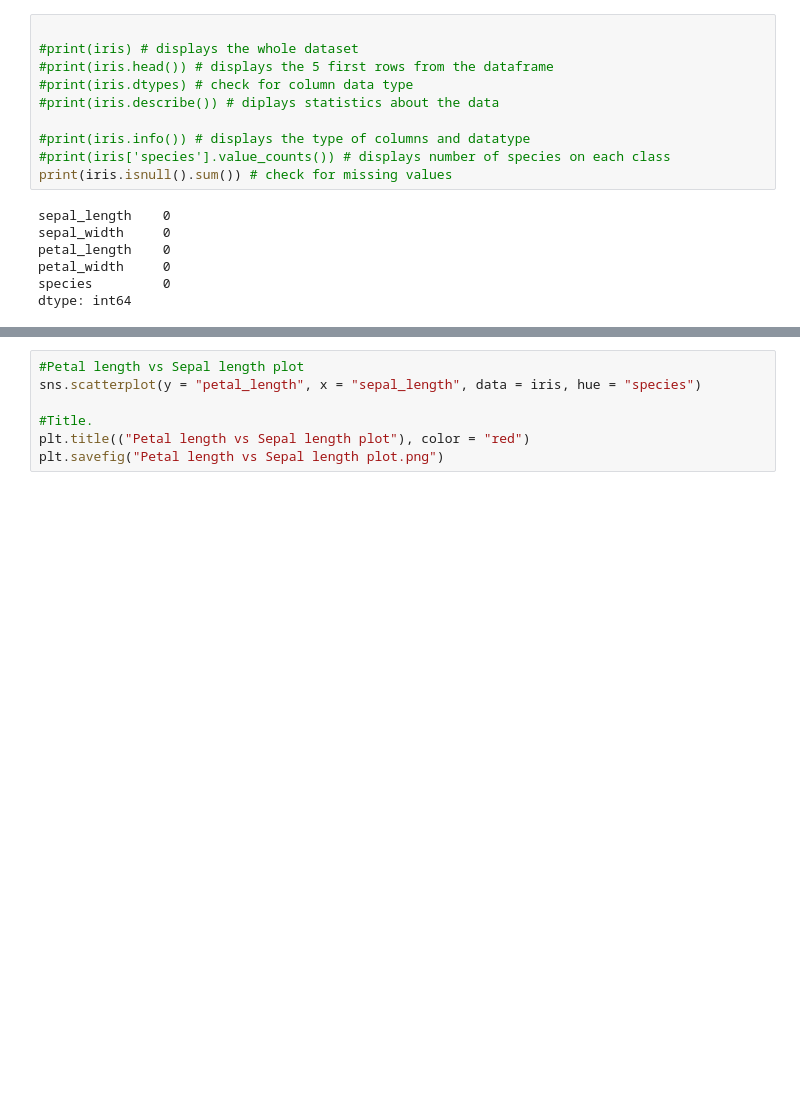
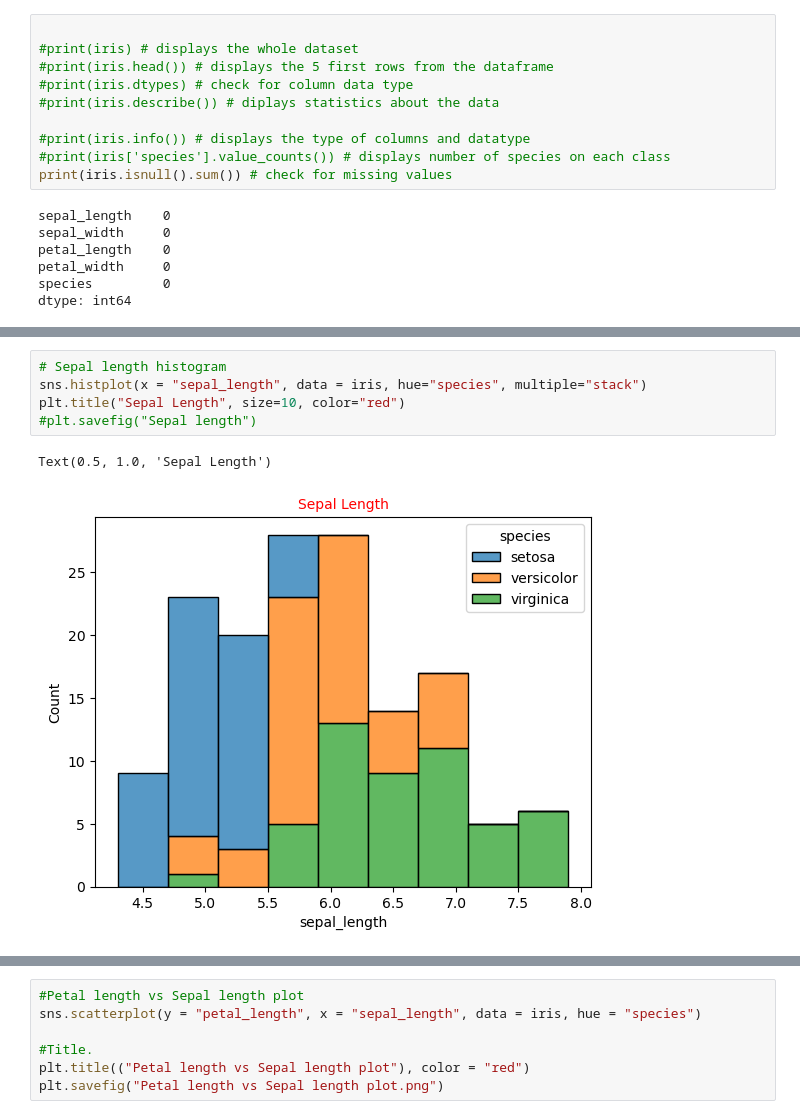
Before and after one commit to PCM11/pands-project, a Jupyter notebook: iris.ipynb, the cells around one changed output, grey strips where cells are left out. Saved outputs shown, nothing was run; the diff lists cells and outputs as text; blank space fills up the shorter version.

```diff
--- a/iris.ipynb
+++ b/iris.ipynb
@@ -57,0 +66,8 @@ pwidth =pwidth.to_numpy() # petal width to array
+# %%
+# Sepal length histogram
+sns.histplot(x = "sepal_length", data = iris, hue="species", multiple="stack")
+plt.title("Sepal Length", size=10, color="red")
+#plt.savefig("Sepal length")
+# %% [output]
+Text(0.5, 1.0, 'Sepal Length')
+[figure, added]
```
Also changed, not shown: parts of 5 cells of this notebook, 7 other files.
